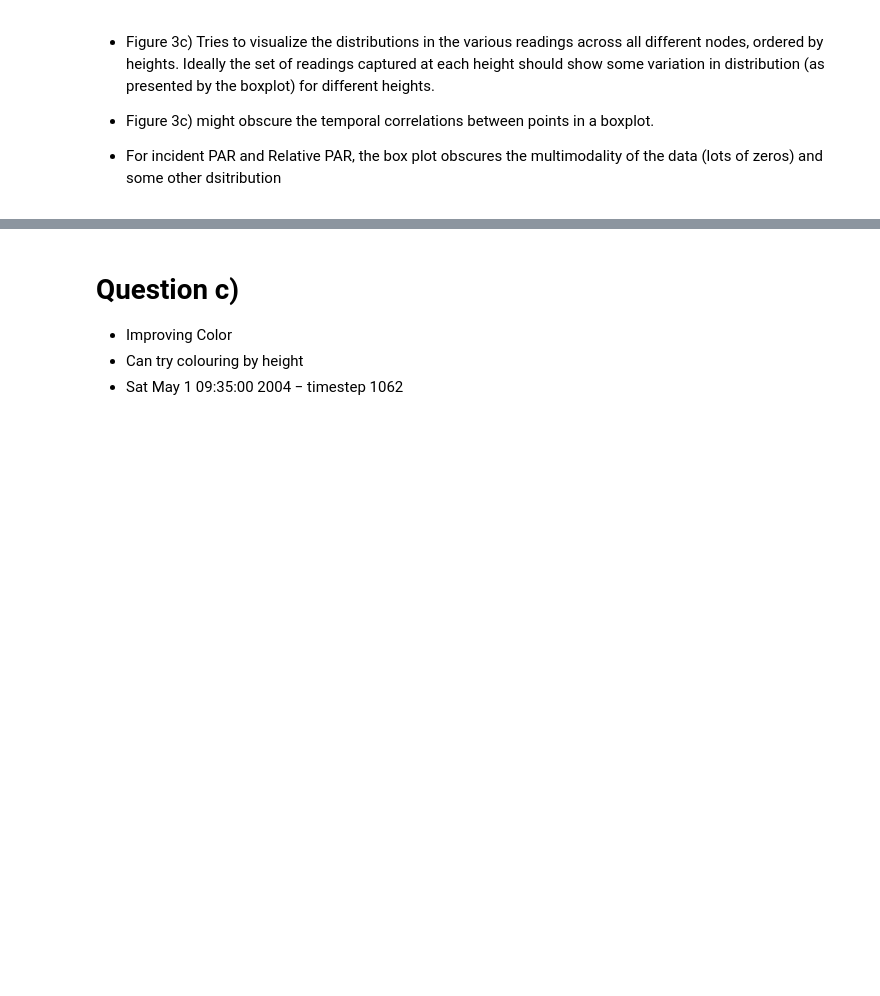
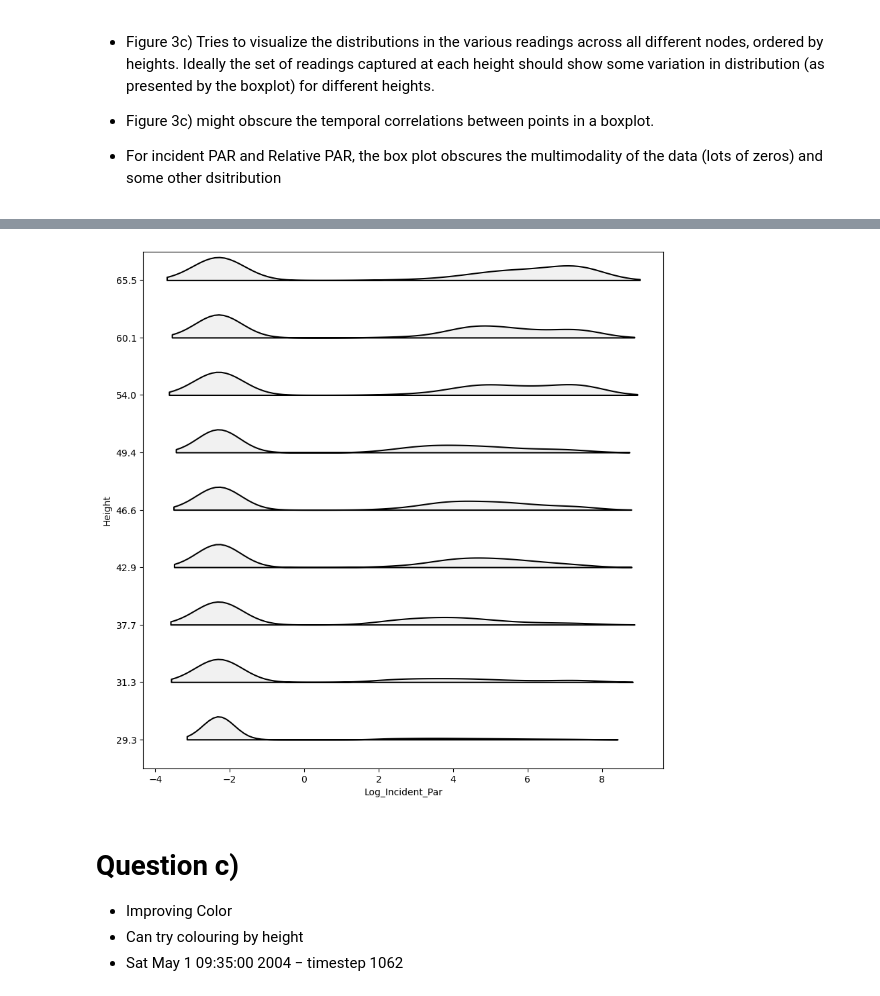
Before and after one commit to WHITSNAK/sta521_proj1, a Jupyter notebook: Graph Critique.ipynb, the cells around one changed output, grey strips where cells are left out. Cells and saved outputs as stored; diff of their text form; code cells hidden in the pictures; blank space fills up the shorter version.

```diff
--- a/Graph Critique.ipynb
+++ b/Graph Critique.ipynb
@@ -97,0 +149,9 @@ for i,h in enumerate(selected_heights[::-1]):
+# %%
+selected_heights = [29.3,31.3, 37.7,42.9, 46.6,49.4, 54.0,60.1, 65.5]
+# %%
+#height_order = np.sort(sonoma_data_clean['Height'].unique())[::-1]
+height_order = np.sort(selected_heights)[::-1]
+# %%
+sonoma_data_clean_plot = sonoma_data_clean[sonoma_data_clean['Height'].isin(height_order)]
+# %%
+sonoma_data_clean_plot['Log_Incident_Par'] = np.log(sonoma_data_clean_plot['Incident_PAR']+0.1)
@@ -98,3 +164,17 @@ for i,h in enumerate(selected_heights[::-1]):
+# %%
+fig,ax = plt.subplots(figsize=(10,10))
+ax = sns.violinplot(
+    data=sonoma_data_clean_plot,
+    x="Log_Incident_Par", y="Height", hue=True,
+    hue_order=[True, False], split=True, orient='h',order=height_order,color="black",
+    inner=None,scale='area',linewdith=0.1)
+
+#ax = sns.boxenplot(x=sonoma_data_clean_plot["Log_Incident_Par"],
+#                   y=sonoma_data_clean_plot["Height"], color="red", width=0.05, orient='h')
+
+ax.legend_ = None
+# %% [output]
+[figure, added]
 # %% [markdown]
 # Question c)
 - Improving Color
```
Also changed, not shown: parts of 56 cells of this notebook, 1 other file.
